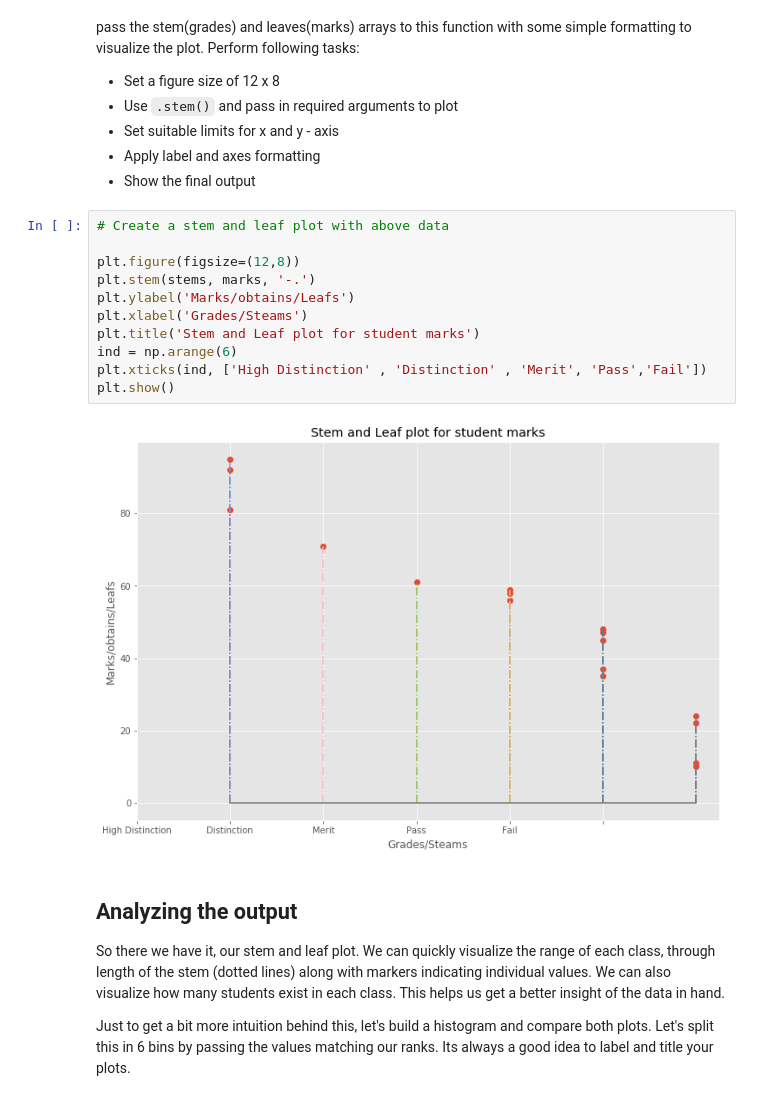
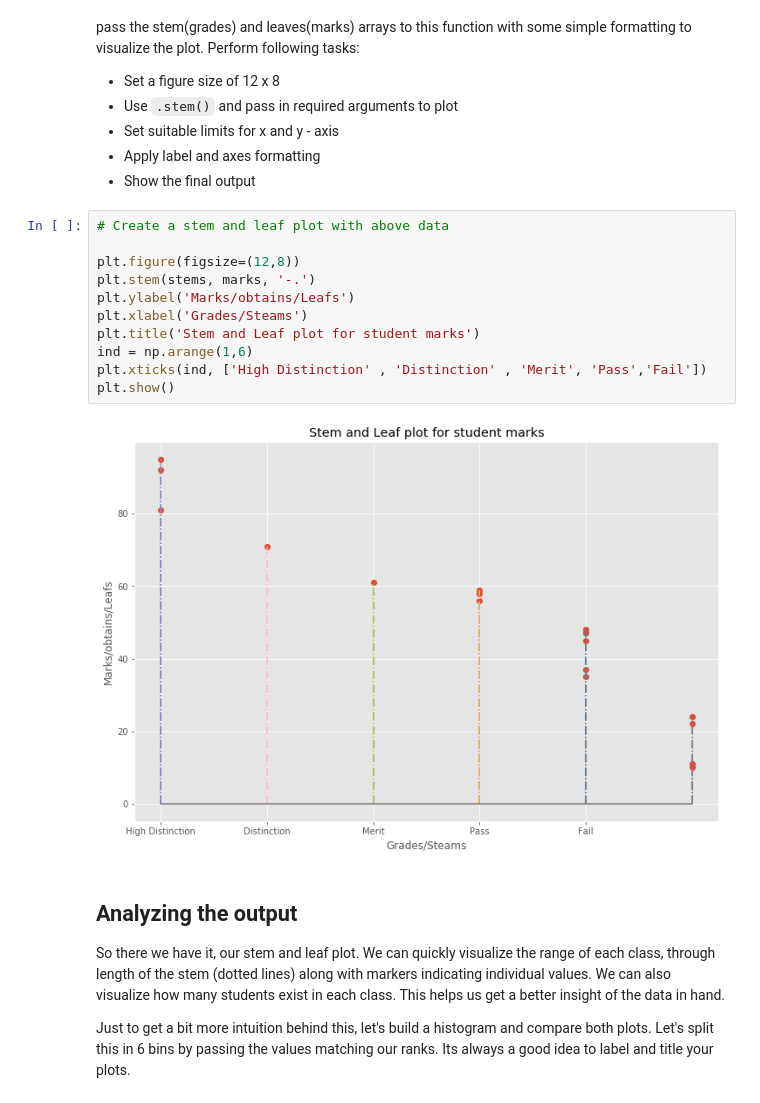
Before and after one commit to graceh3/dsc-0-09-05-statistical-distribution-stemleaf-plot-lab-nyc-ds-career-012819, a Jupyter notebook: index.ipynb, the cells around one changed output. Drawn from its saved outputs; the diff is of its cells as text.

```diff
--- a/index.ipynb
+++ b/index.ipynb
@@ -110,16 +110,16 @@ And [here is the official documentation](https://matplotlib.org/api/_as_gen/matp
 # %%
 # Create a stem and leaf plot with above data
 
 plt.figure(figsize=(12,8))
 plt.stem(stems, marks, '-.')
 plt.ylabel('Marks/obtains/Leafs')
 plt.xlabel('Grades/Steams')
 plt.title('Stem and Leaf plot for student marks')
-ind = np.arange(6)
+ind = np.arange(1,6)
 plt.xticks(ind, ['High Distinction' , 'Distinction' , 'Merit', 'Pass','Fail'])
 plt.show()
 # %% [output]
-[figure, old version]
+[figure, new version]
 # %% [markdown]
 ## Analyzing the output
 So there we have it, our stem and leaf plot. We can quickly visualize the range of each class, through length of the stem (dotted lines) along with markers indicating individual values. We can also visualize how many students exist in each class. This helps us get a better insight of the data in hand.
```
